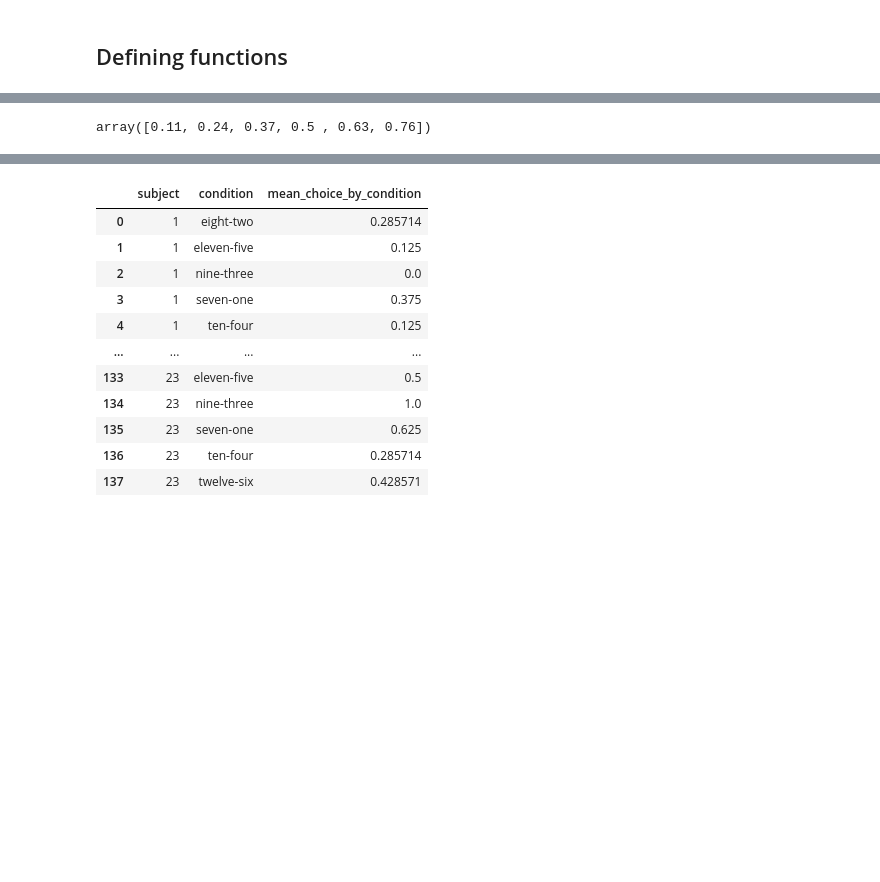
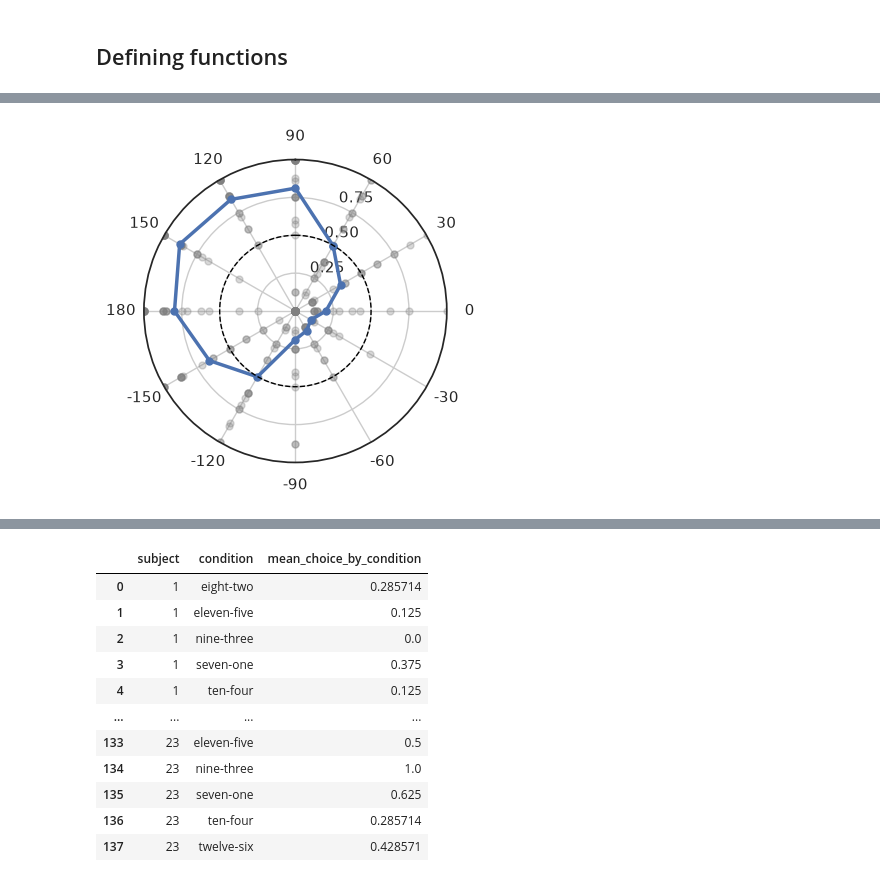
Before and after one commit to s-ccs/project_leftrightbias, a Jupyter notebook: code/scripts/DiagonalBias.ipynb, the cells around one changed output, grey strips where cells are left out. Drawn from its saved outputs; the diff is of its cells as text; code cells hidden in the pictures; blank space fills up the shorter version.

```diff
--- a/code/scripts/DiagonalBias.ipynb
+++ b/code/scripts/DiagonalBias.ipynb
@@ -416,3 +467,74 @@ plt.savefig(os.path.join('..','..','typst-paper',date_str+'_choice.svg'),bbox_in
+# %%
+def convert_to_hours(df,by):
+    vals1 = df.groupby(by=by)['mean_choice_by_condition'].agg(mean=np.mean).reset_index()
+    vals1["hours"] = [2,5,3,1,4,6]
+    vals2 = vals1.copy()
+    vals2["mean"] = 1 - vals2["mean"]
+    vals2.hours = [8,11,9,7,10,12]
+
+    vals = pd.concat([vals1,vals2]).reset_index()
+    vals = vals.sort_values("hours").reset_index()
+
+
+    return vals
+# %%
+vals = convert_to_hours(mean_choice_by_subject_condition,["condition"])
+# %%
+def hour_to_theta(df):
+    return [h * np.pi / 6 for h in df.hours]
+# %%
+vals_sub = mean_choice_by_subject_condition.groupby("subject").apply(lambda df: convert_to_hours(df,["condition"]))
 # %%
+
+
+
+
+fig, ax = plt.subplots(figsize=(5,4), subplot_kw=dict(projection="polar"))
+ax.set_theta_zero_location("N")
+ax.set_theta_direction(-1)
+
+
+
+#for (group, subj), g in subj_clock.groupby(["group", "subject_nr"]):
+#    vals = g.set_index("hour")["mean"].reindex(hours).values
+#    ax.plot(theta_closed, np.append(vals, vals[0]), color=colors.get(group, "gray"),
+#            alpha=0.3, linewidth=1)
+
+_vals = vals["mean"]
+
+theta = hour_to_theta(vals)
+theta_closed = theta + [theta[0]]
+
+
+
+ax.plot(hour_to_theta(vals_sub), vals_sub["mean"],'o',
+            linewidth=2.5, marker="o", markersize=5, color="gray",alpha = 0.3)
+
+ax.plot(theta_closed, np.append(_vals, _vals[0]),
+            linewidth=2.5, marker="o", markersize=5)
+
+
+
+
+circle_theta = np.linspace(0, 2 * np.pi, 200)
+ax.plot(circle_theta, np.full_like(circle_theta, 0.5), "--", color="black",
+        linewidth=1, label="chance (0.5)")
+
+ax.set_xticks(theta)
+_degrees = [60, 30, 0, -30, -60, -90, -120, -150, 180, 150, 120, 90]
+#_degrees = np.array(theta_closed)/np.pi*180
+#degrees = range(1,13)
+_lab = [str(int(h)) for h in _degrees]
+#_lab[0] = ""
+
+ax.set_xticklabels(_lab[0:12])
+ax.set_ylim(0, 1)
+ax.set_yticks([0.25, 0.5, 0.75])
+fig.tight_layout()
+#fig.savefig(os.path.join(OUT_DIR, "clock_face_bias_fpog.png"), dpi=150)
+
+plt.savefig(os.path.join('..','..','typst-paper',date_str+'_choice_clock.svg'),bbox_inches = "tight")
+
+plt.show()
 # %% [output]
-array([0.11, 0.24, 0.37, 0.5 , 0.63, 0.76])
+[figure, added]
```
Also changed, not shown: parts of 8 cells of this notebook, 5 other files.
